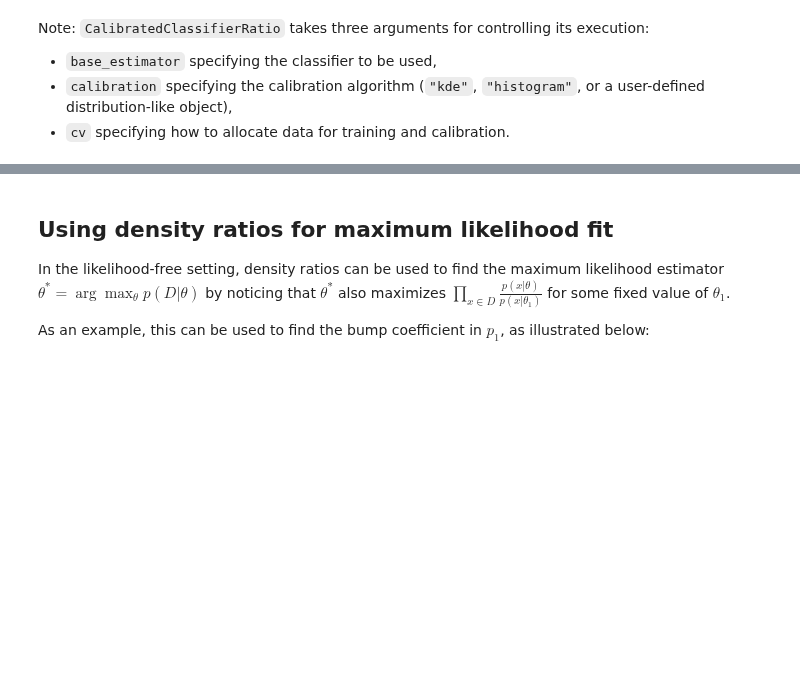
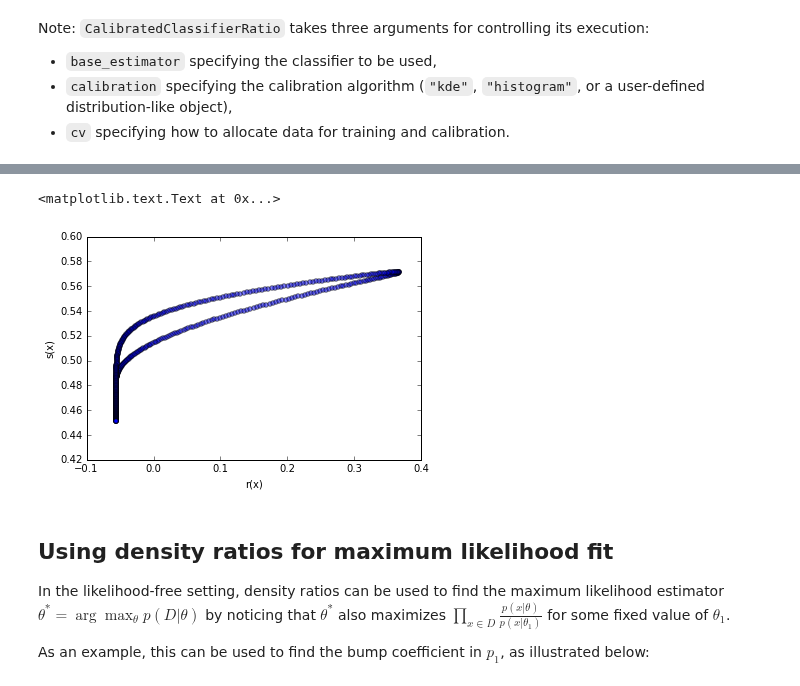
Before and after one commit to diana-hep/carl, a Jupyter notebook: examples/Approximating likelihood ratios with calibrated classifiers.ipynb, the cells around one changed output, grey strips where cells are left out. Saved outputs shown, nothing was run; the diff lists cells and outputs as text; code cells hidden in the pictures; blank space fills up the shorter version.

```diff
--- a/examples/Approximating likelihood ratios with calibrated classifiers.ipynb
+++ b/examples/Approximating likelihood ratios with calibrated classifiers.ipynb
@@ -99,3 +107,11 @@ plt.show()
+# %%
+plt.scatter(-p0.nnlf(reals.reshape(-1, 1)) + p1.nnlf(reals.reshape(-1, 1)),
+            cc_none.classifier_.predict_proba(reals.reshape(-1, 1))[:, 0], alpha=0.5)
+plt.xlabel("r(x)")
+plt.ylabel("s(x)")
+# %% [output]
+<matplotlib.text.Text at 0x...>
+[figure, added]
 # %% [markdown]
 ## Using density ratios for maximum likelihood fit
 
```
Also changed, not shown: parts of 9 cells of this notebook, 23 other files.
